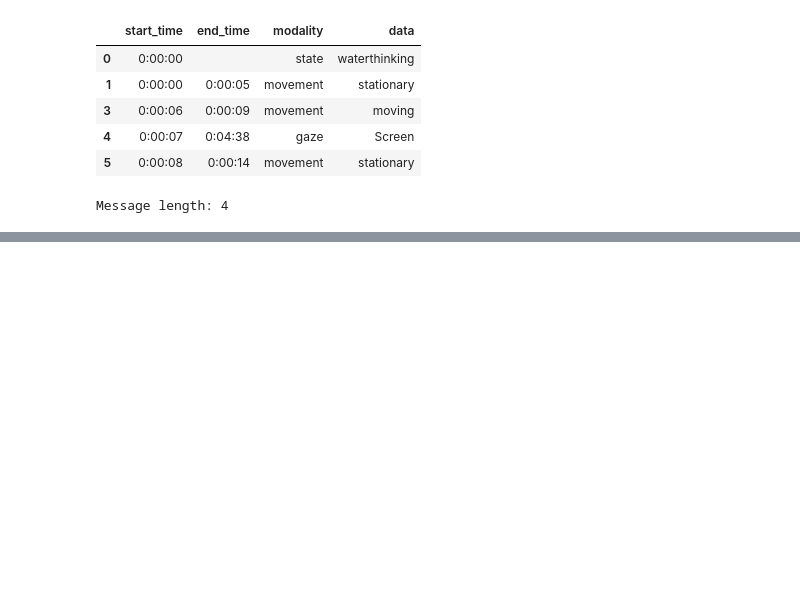
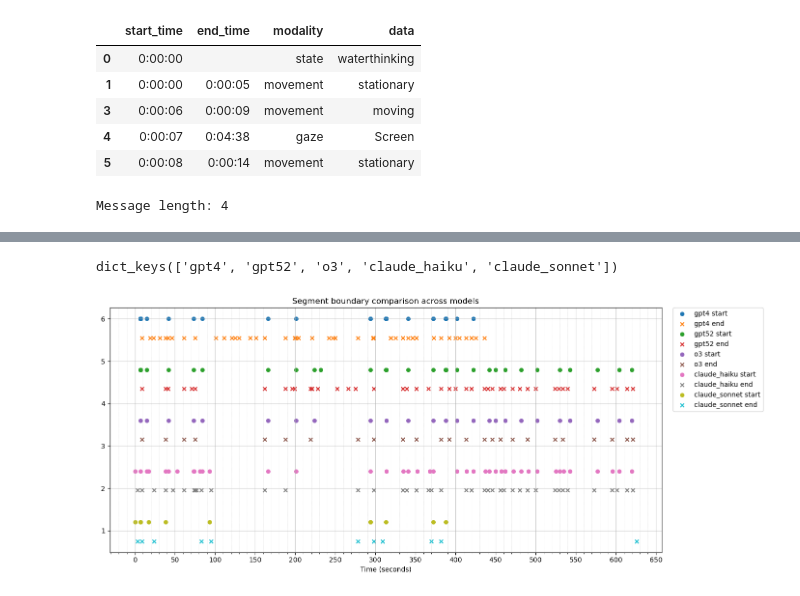
Before and after one commit to joycehorn/LLM-Late-Fusion-Amplify, a Jupyter notebook: LLM_L_AND_I_Enacting.ipynb, the cells around one changed output, grey strips where cells are left out. Saved outputs shown, nothing was run; the diff lists cells and outputs as text; code cells hidden in the pictures; blank space fills up the shorter version.

```diff
--- a/LLM_L_AND_I_Enacting.ipynb
+++ b/LLM_L_AND_I_Enacting.ipynb
@@ -178,0 +1130,4 @@ print("JSON successfully saved to:", RESULTS_PATH)
+# %%
+import os
+COMPARE_BASE_DIR = "/Users/caiwansun/Desktop/LLM_L_AND_I_PROJECT"
+os.path.abspath(COMPARE_BASE_DIR)
@@ -178,0 +1381,5 @@ print("JSON successfully saved to:", RESULTS_PATH)
+# %%
+for r in one_to_many[:3]:
+    print(f"{MODEL_A}_", r["A_id"], r["A_segment"])
+    for seg in r["related_B"]:
+        print(f"   → {MODEL_B}_", seg["B_id"], seg["segment"], seg["relation"])
@@ -178,0 +1404,47 @@ print("JSON successfully saved to:", RESULTS_PATH)
+# %%
+# Prep for Method4 visualization (multi-model)
+import matplotlib.pyplot as plt
+
+boundary_data = {}
+for model_name, segs in model_segments.items():
+    starts = [tc_to_seconds(seg["tcin"]) for seg in segs]
+    ends = [tc_to_seconds(seg["tcout"]) for seg in segs]
+    boundary_data[model_name] = {"starts": starts, "ends": ends}
+
+boundary_data.keys()
+# %% [output]
+dict_keys(['gpt4', 'gpt52', 'o3', 'claude_haiku', 'claude_sonnet'])
+# %%
+## Method4: Segment boundary alignment visualization (multi-model)
+plt.figure(figsize=(14, 6))
+
+model_order = list(boundary_data.keys())
+if not model_order:
+    raise ValueError("No model data loaded for visualization.")
+
+row_gap = 1.2
+for i, model_name in enumerate(model_order):
+    y_start = (len(model_order) - i) * row_gap
+    y_end = y_start - 0.45
+
+    starts = boundary_data[model_name]["starts"]
+    ends = boundary_data[model_name]["ends"]
+
+    plt.scatter(starts, [y_start] * len(starts), s=30, label=f"{model_name} start")
+    plt.scatter(ends, [y_end] * len(ends), s=30, marker="x", label=f"{model_name} end")
+
+plt.xlabel("Time (seconds)")
+plt.title("Segment boundary comparison across models")
+
+from matplotlib.ticker import MultipleLocator
+ax = plt.gca()
+ax.xaxis.set_major_locator(MultipleLocator(50))
+ax.xaxis.set_minor_locator(MultipleLocator(10))
+ax.grid(which="major", linestyle="-", linewidth=0.8, alpha=0.6)
+ax.grid(which="minor", linestyle=":", linewidth=0.5, alpha=0.6)
+
+plt.legend(loc="upper left", bbox_to_anchor=(1.02, 1), borderaxespad=0)
+plt.tight_layout()
+plt.show()
+# %% [output]
+[figure, added]
```
Also changed, not shown: parts of 30 cells of this notebook.
